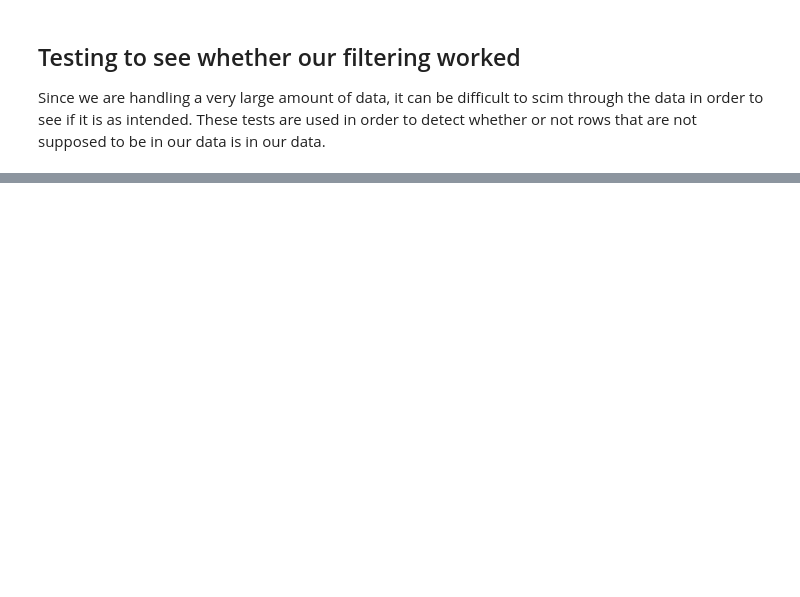
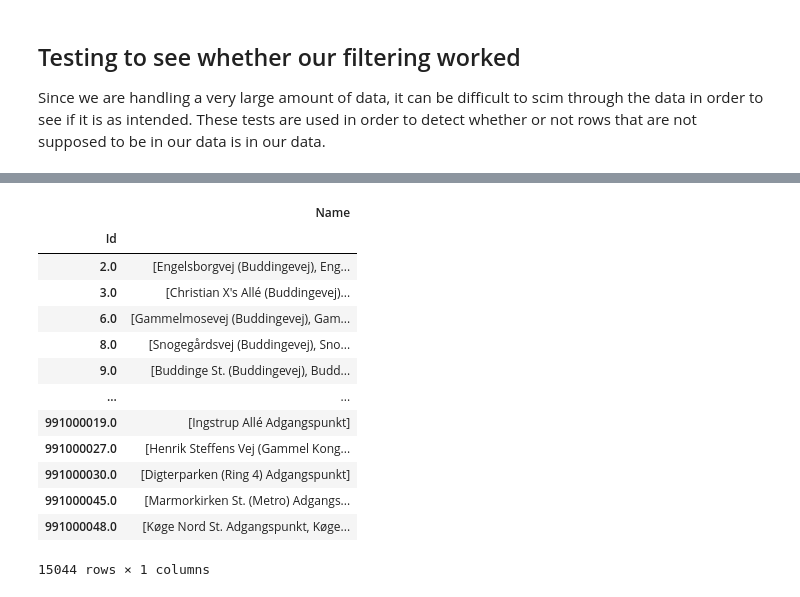
Before and after one commit to monicahardt/BachelorProject, a Jupyter notebook: Notebooks/Journeys_Prep.ipynb, the cells around one changed output, grey strips where cells are left out. Cells and saved outputs as stored; diff of their text form; code cells hidden in the pictures; blank space fills up the shorter version.

```diff
--- a/Notebooks/Journeys_Prep.ipynb
+++ b/Notebooks/Journeys_Prep.ipynb
@@ -161,0 +204,21 @@ Length: 3523992, dtype: int64
+# %%
+id_to_name_data = pd.read_csv('../Data/SJ_results.csv')
+grouped_id_name = id_to_name_data[['Id', 'Name']].groupby('Id')
+# %%
+grouped_id_name.value_counts()
+id_name_list = grouped_id_name.agg(list)
+# %% [output]
+|  | Name |
+| Id |  |
+| 2.0 | [Engelsborgvej (Buddingevej), Eng... |
+| 3.0 | [Christian X's Allé (Buddingevej)... |
+| 6.0 | [Gammelmosevej (Buddingevej), Gam... |
+| 8.0 | [Snogegårdsvej (Buddingevej), Sno... |
+| 9.0 | [Buddinge St. (Buddingevej), Budd... |
+| ... | ... |
+| 991000019.0 | [Ingstrup Allé Adgangspunkt] |
+| 991000027.0 | [Henrik Steffens Vej (Gammel Kong... |
+| 991000030.0 | [Digterparken (Ring 4) Adgangspunkt] |
+| 991000045.0 | [Marmorkirken St. (Metro) Adgangs... |
+| 991000048.0 | [Køge Nord St. Adgangspunkt, Køge... |
+15044 rows × 1 columns
```
Also changed, not shown: parts of 4 cells of this notebook.
